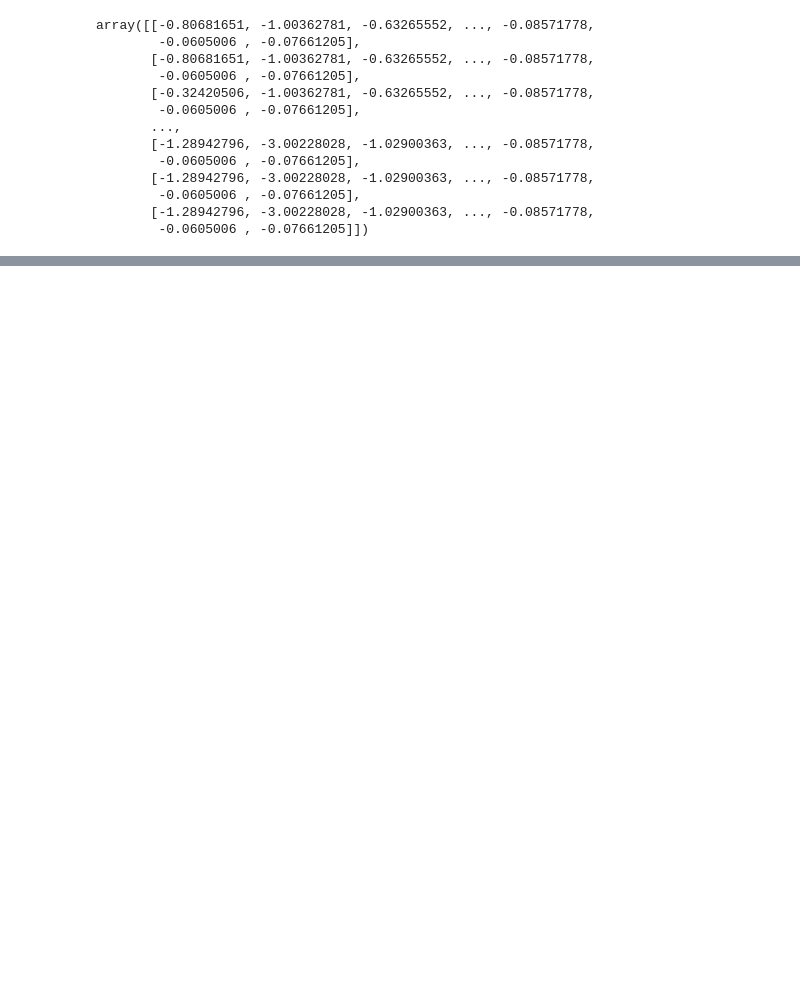
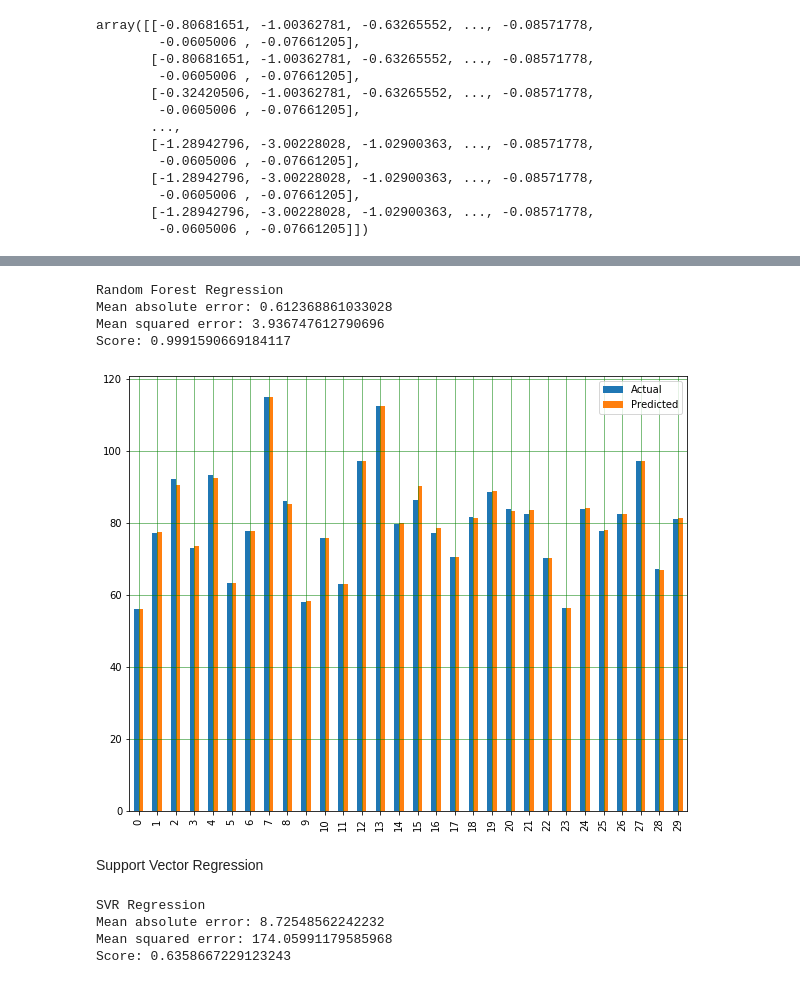
Before and after one commit to karinepestana/rpg-datasets-dissertacao, a Jupyter notebook: regressao.ipynb, the cells around one changed output, grey strips where cells are left out. Cells and saved outputs as stored; diff of their text form; code cells hidden in the pictures; blank space fills up the shorter version.

```diff
--- a/regressao.ipynb
+++ b/regressao.ipynb
@@ -114,3 +153,25 @@ previsoes = regressaoRandomForest.predict(x_teste)
+# %%
+print('Random Forest Regression')
+print("Mean absolute error: " + str(mae))
+print("Mean squared error: " + str(mse))
+print("Score: " + str(score))
+# %% [output]
+Random Forest Regression
+Mean absolute error: 0.612368861033028
+Mean squared error: 3.936747612790696
+Score: 0.9991590669184117
+# %%
+y_pred = regressaoRandomForest.predict(x_teste)
+df = pd.DataFrame({'Actual': y_teste, 'Predicted': y_pred})
+df1 = df.head(30)
+df1.plot(kind='bar',figsize=(10,8))
+plt.grid(which='major', linestyle='-', linewidth='0.5', color='green')
+plt.grid(which='minor', linestyle=':', linewidth='0.5', color='black')
+plt.show()
+# %% [output]
+[figure, added]
+# %% [markdown]
+Support Vector Regression
 # %%
 from sklearn.svm import SVR
 # %%
@@ -129,0 +184,10 @@ matrix = confusion_matrix(y_teste, previsoes)
+# %%
+print('SVR Regression')
+print("Mean absolute error: " + str(mae))
+print("Mean squared error: " + str(mse))
+print("Score: " + str(score))
+# %% [output]
+SVR Regression
+Mean absolute error: 8.72548562242232
+Mean squared error: 174.05991179585968
+Score: 0.6358667229123243
```
Also changed, not shown: parts of 21 cells of this notebook.
